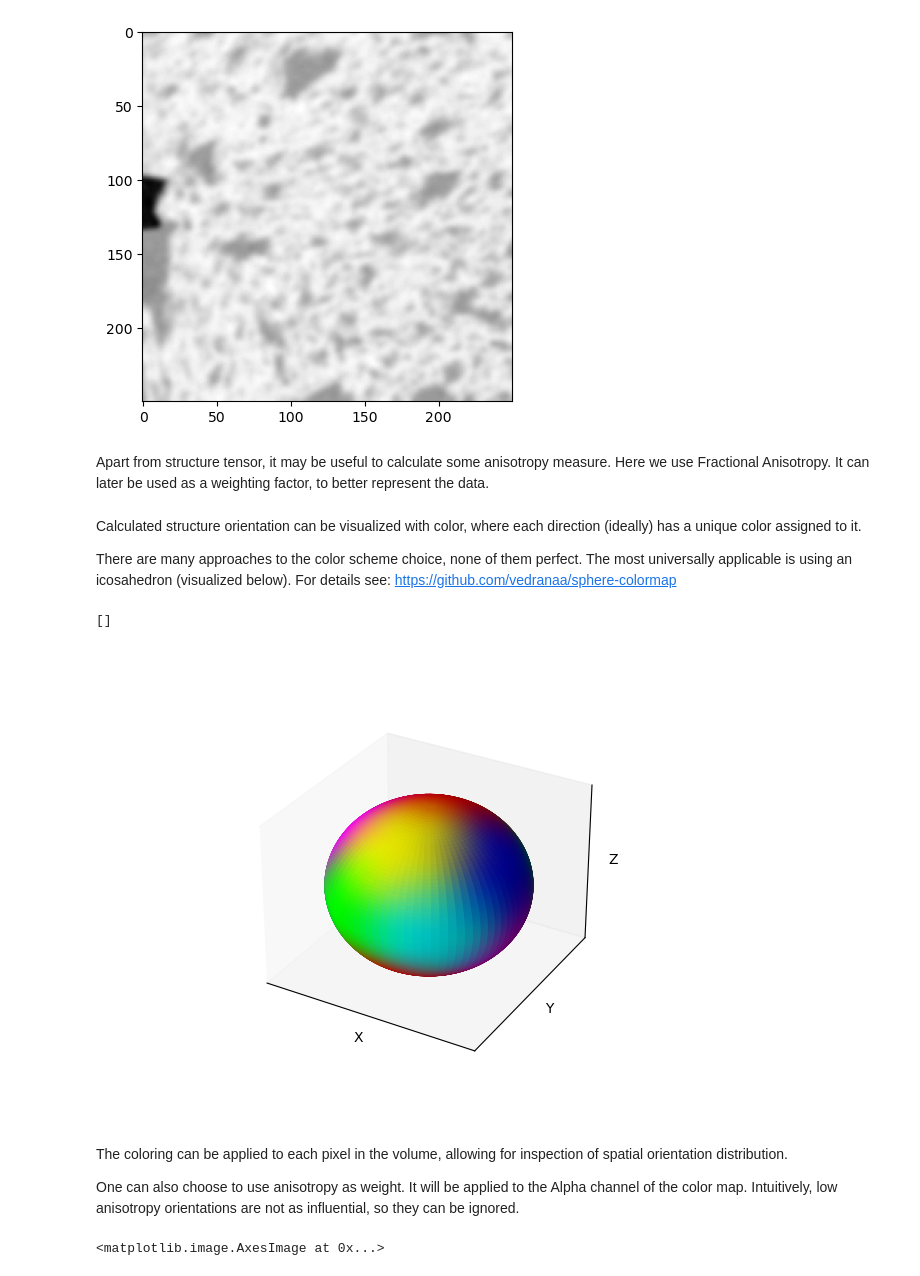
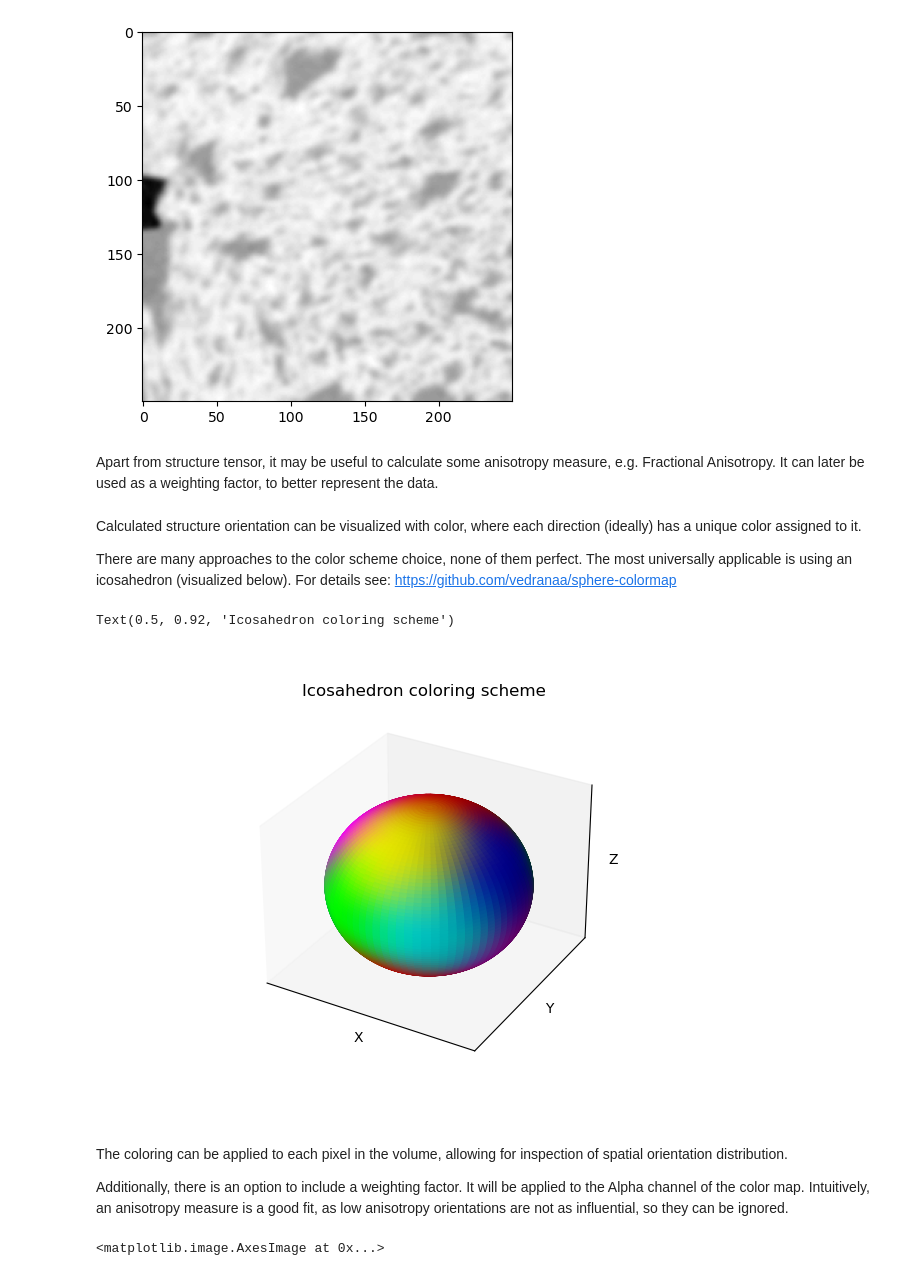
Before and after one commit to PaPieta/stutil, a Jupyter notebook: demo.ipynb, the cells around one changed output. Drawn from its saved outputs; the diff is of its cells as text; code cells hidden in the pictures.

```diff
--- a/demo.ipynb
+++ b/demo.ipynb
@@ -27,7 +35,7 @@ plt.imshow(volume[:,:,slice_idx], cmap='gray')
 <matplotlib.image.AxesImage at 0x...>
 [figure]
 # %% [markdown]
-Apart from structure tensor, it may be useful to calculate some anisotropy measure. Here we use Fractional Anisotropy. It can later be used as a weighting factor, to better represent the data.
+Apart from structure tensor, it may be useful to calculate some anisotropy measure, e.g. Fractional Anisotropy. It can later be used as a weighting factor, to better represent the data.
 # %%
 # Structure tensor
 sigma = 1.5
@@ -59,23 +67,25 @@ myheatmap = stutil.volume.convertToIco(np.expand_dims(vec_sphere,-1))
 # %%
 %matplotlib widget
 fig, ax = plt.subplots(subplot_kw={"projection": "3d"})
 
 ax.plot_surface(x, y, z, cstride=1, rstride=1, facecolors=np.moveaxis(myheatmap,0,-1))
 ax.set_xlabel('X', labelpad=-10)
 ax.set_ylabel('Y', labelpad=-10)
 ax.set_zlabel('Z', labelpad=-10)
 ax.grid(False)
 
 ax.set_xticks([])
 ax.set_yticks([])
 ax.set_zticks([])
+
+ax.set_title("Icosahedron coloring scheme")
 # %% [output]
-[]
+Text(0.5, 0.92, 'Icosahedron coloring scheme')
-[figure, old version]
+[figure, new version]
 # %% [markdown]
 The coloring can be applied to each pixel in the volume, allowing for inspection of spatial orientation distribution.
 
-One can also choose to use anisotropy as weight. It will be applied to the Alpha channel of the color map. Intuitively, low anisotropy orientations are not as influential, so they can be ignored.
+Additionally, there is an option to include a weighting factor. It will be applied to the Alpha channel of the color map. Intuitively, an anisotropy measure is a good fit, as low anisotropy orientations are not as influential, so they can be ignored.
 # %%
 rgba = stutil.volume.convertToIco(vec, weights=anis)
 # %%
```
Also changed, not shown: parts of 4 cells of this notebook, 2 other files.
